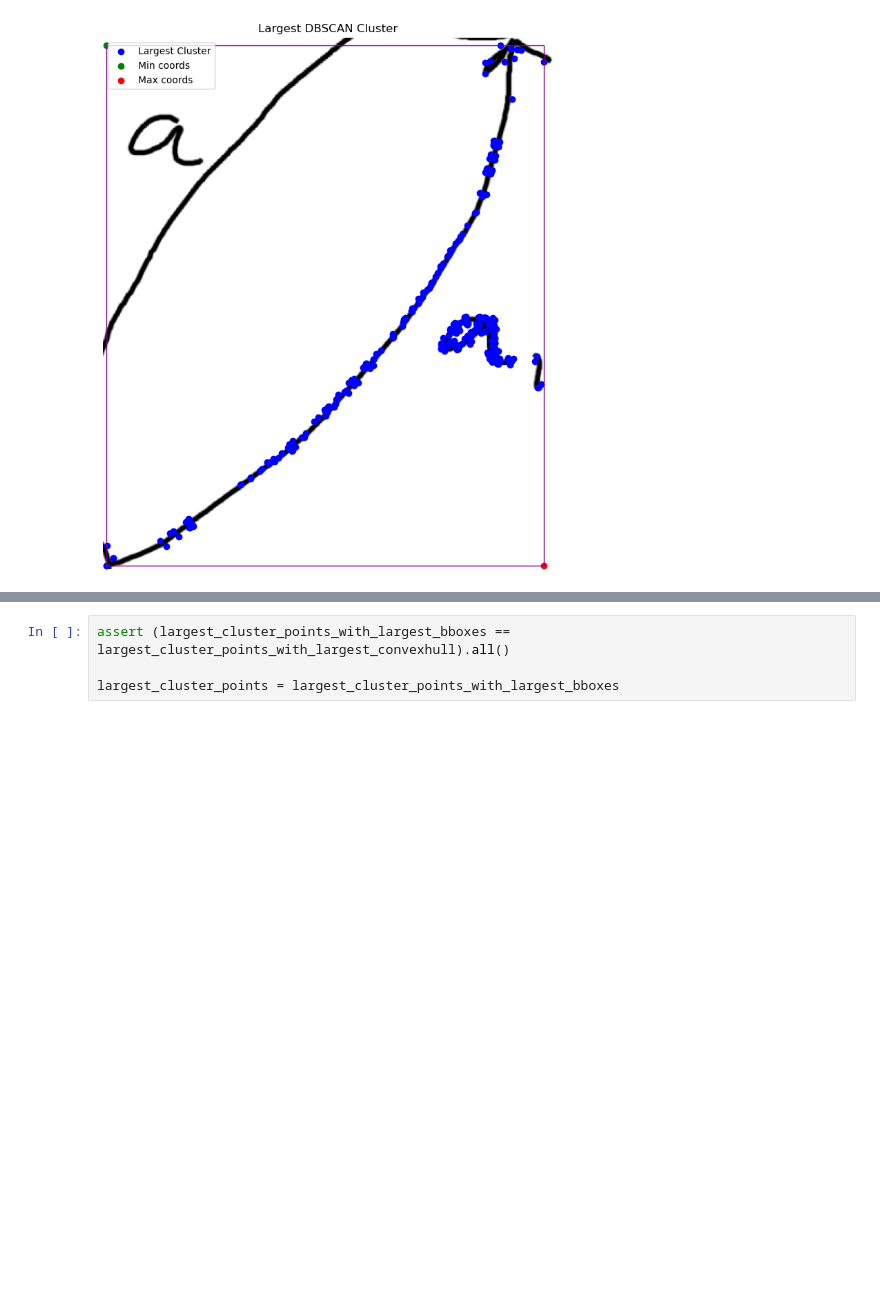
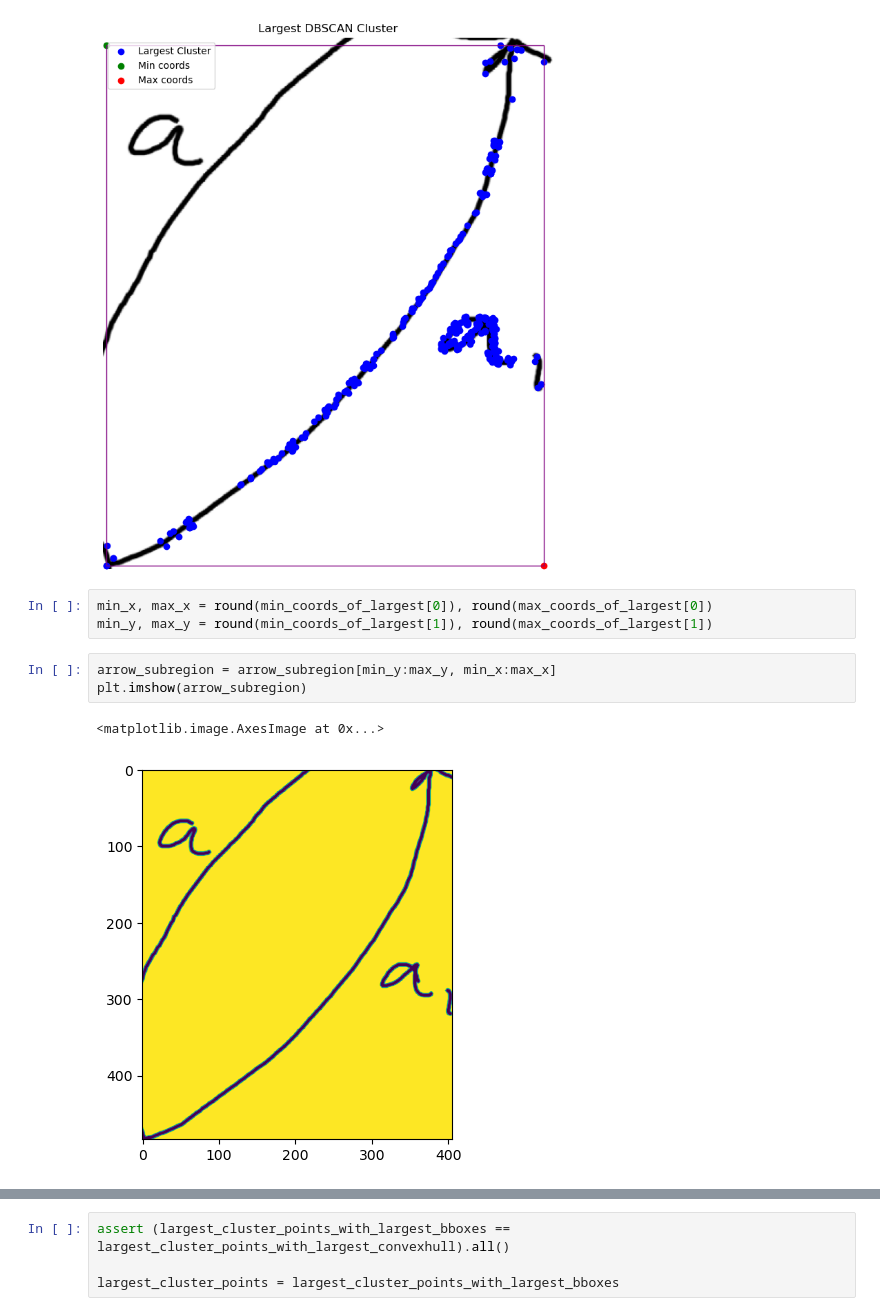
Before and after one commit to nricciardi/diagram, a Jupyter notebook: src/extractor/double_clustering/double_clustering.ipynb, the cells around one changed output, grey strips where cells are left out. Cells and saved outputs as stored; diff of their text form; blank space fills up the shorter version.

```diff
--- a/src/extractor/double_clustering/double_clustering.ipynb
+++ b/src/extractor/double_clustering/double_clustering.ipynb
@@ -354,4 +354,13 @@ Largest cluster label: 1 with area = 196773.31
 Max coors: [409.39736938 490.48150635]
 Min coors: [2.95865178 6.34133291]
 [figure]
+# %%
+min_x, max_x = round(min_coords_of_largest[0]), round(max_coords_of_largest[0])
+min_y, max_y = round(min_coords_of_largest[1]), round(max_coords_of_largest[1])
+# %%
+arrow_subregion = arrow_subregion[min_y:max_y, min_x:max_x]
+plt.imshow(arrow_subregion)
+# %% [output]
+<matplotlib.image.AxesImage at 0x...>
+[figure, added]
 # %%
```
Also changed, not shown: parts of 19 cells of this notebook, 4 other files.
